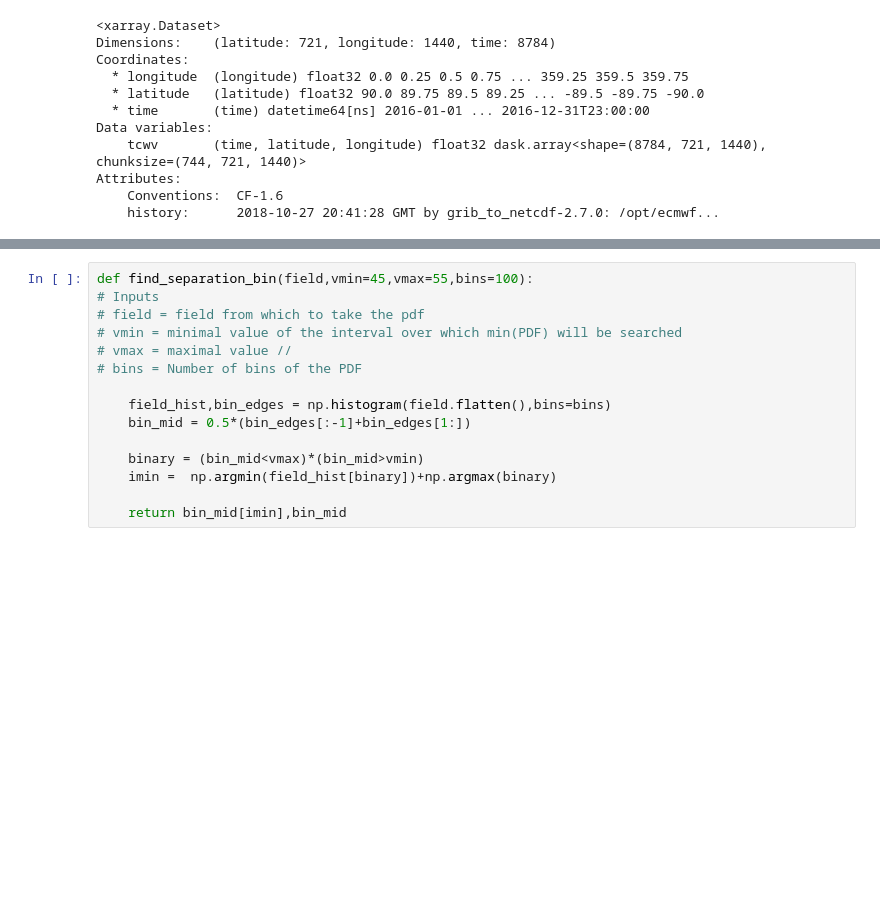
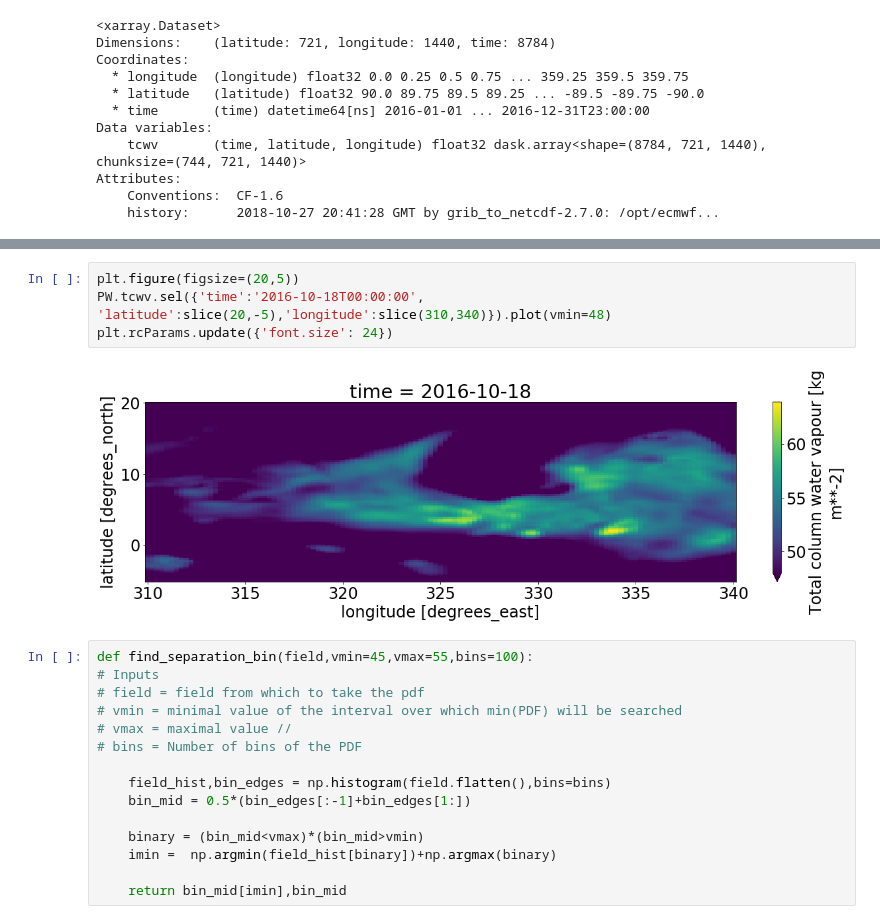
Before and after one commit to tbeucler/2019_WMI, a Jupyter notebook: dev/davidle/002_Analyze_PW.ipynb, the cells around one changed output, grey strips where cells are left out. Drawn from its saved outputs; the diff is of its cells as text; blank space fills up the shorter version.

```diff
--- a/dev/davidle/002_Analyze_PW.ipynb
+++ b/dev/davidle/002_Analyze_PW.ipynb
@@ -41,3 +48,9 @@ plt.colorbar()
+# %%
+plt.figure(figsize=(20,5))
+PW.tcwv.sel({'time':'2016-10-18T00:00:00', 'latitude':slice(20,-5),'longitude':slice(310,340)}).plot(vmin=48)
+plt.rcParams.update({'font.size': 24})
+# %% [output]
+[figure, added]
 # %%
 def find_separation_bin(field,vmin=45,vmax=55,bins=100):
 # Inputs
```
Also changed, not shown: parts of 13 cells of this notebook, 1 other file.
